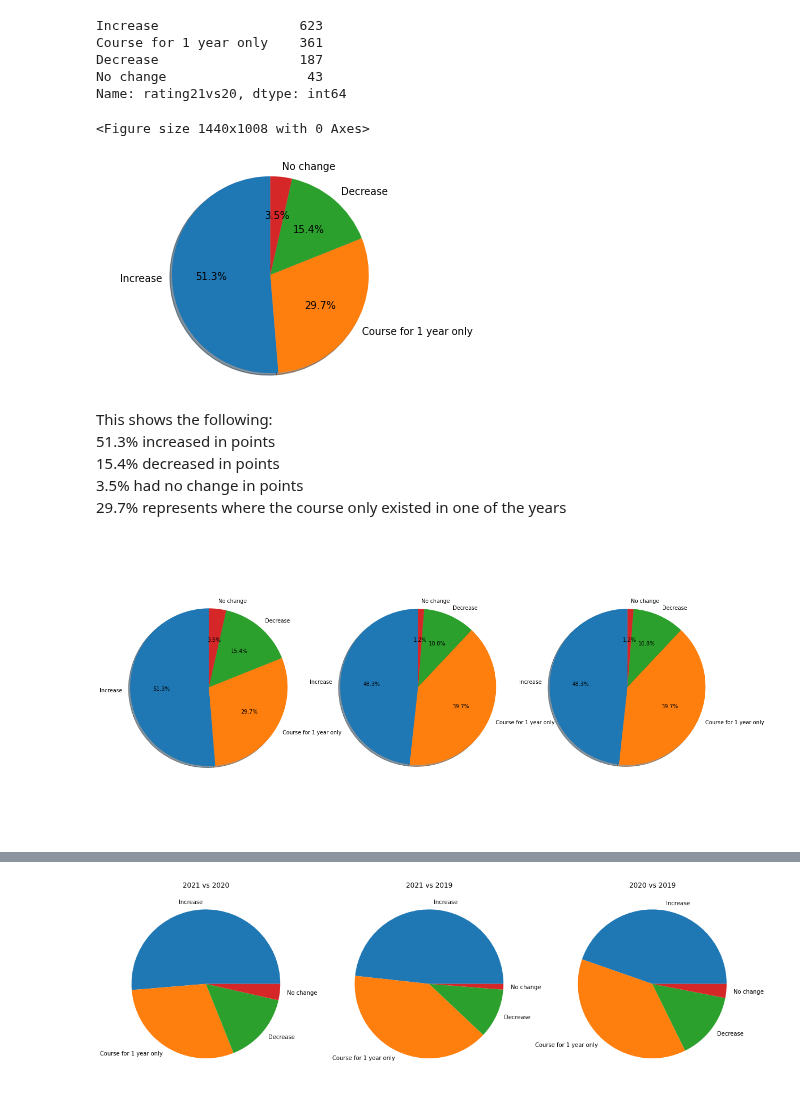
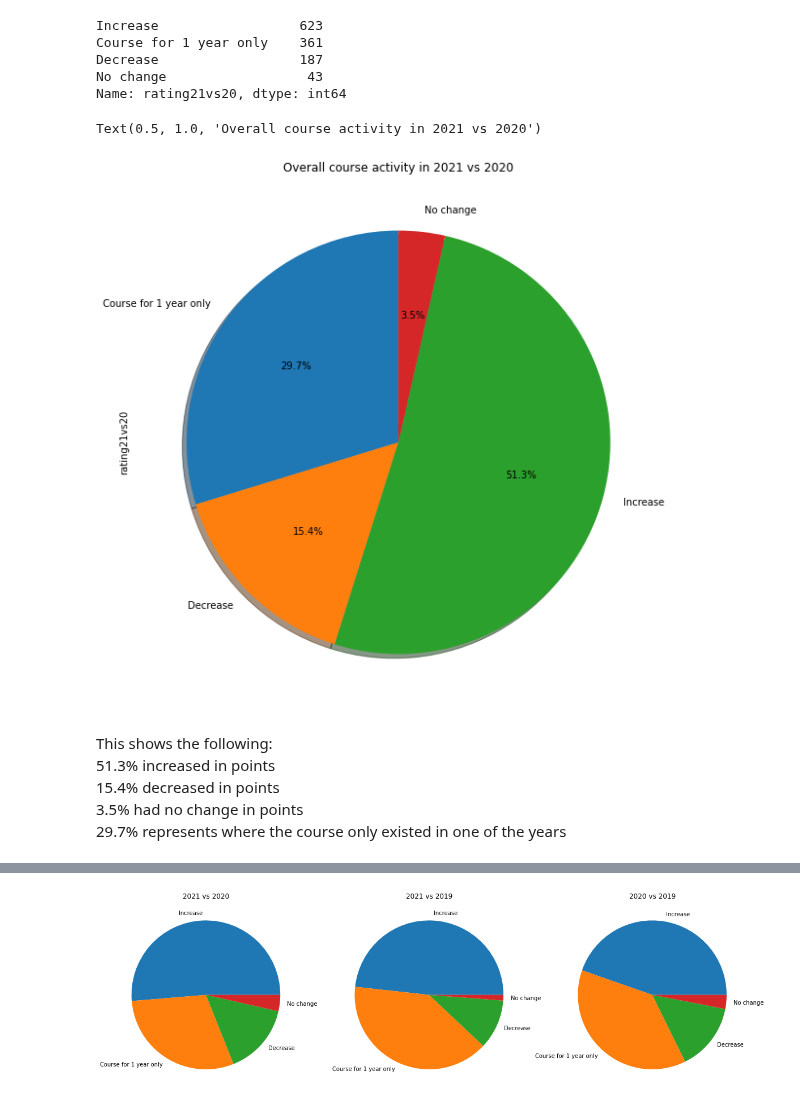
Before and after one commit to Michelleoc/fundamentals-of-data-analysis-assessment, a Jupyter notebook: cao.ipynb, the cells around one changed output, grey strips where cells are left out. Cells and saved outputs as stored; diff of their text form; code cells hidden in the pictures.

Commit message:
plot code updates

```diff
--- a/cao.ipynb
+++ b/cao.ipynb
@@ -1103,56 +1103,18 @@ Name: rating21vs20, dtype: int64
 rating21vs20_count = dfallround1['rating21vs20'].value_counts()
 rating20vs19_count = dfallround1['rating20vs19'].value_counts()
 rating21vs19_count = dfallround1['rating21vs19'].value_counts()
-# %%
-## https://matplotlib.org/stable/gallery/pie_and_polar_charts/pie_features.html
-# Show the 2021 vs 2020 points change
-plt.figure(figsize=(20,14))
-labels = 'Increase', 'Course for 1 year only', 'Decrease', 'No change'
-# explode = (0, 0.1, 0, 0)  # only "explode" the 2nd slice (i.e. 'Hogs')
-
-fig1, ax1 = plt.subplots()
-ax1.pie(dft,labels=labels, autopct='%1.1f%%', shadow=True, startangle=90)
-ax1.axis('equal')  # Equal aspect ratio ensures that pie is drawn as a circle.
-
-plt.show()
-
-# explode=explode,
-# labels=labels,
-# dfround1.plot(kind='pie', y = rating21vs20_count, ax=ax1, autopct='%1.1f%%',
-# startangle=90, shadow=False, labels=dfround1['rating21vs20'], legend = False, fontsize=14)
-# %% [output]
-<Figure size 1440x1008 with 0 Axes>
-[figure, removed]
+# %%
+## https://matplotlib.org/stable/gallery/pie_and_polar_charts/pie_features.html
+# Show the 2021 vs 2020 points change
+dfallround1.groupby('rating21vs20')['rating21vs20'].count().plot.pie(autopct='%1.1f%%',
+                                                 shadow=True, startangle=90, figsize=(14,10))
+plt.title("Overall course activity in 2021 vs 2020")
+# %% [output]
+Text(0.5, 1.0, 'Overall course activity in 2021 vs 2020')
+[figure, added]
 # %% [markdown]
 This shows the following:
 51.3% increased in points
 15.4% decreased in points
 3.5% had no change in points
 29.7% represents where the course only existed in one of the years
-# %%
-### REMOVE ????
-# I'll now plot all three years comparison side by side
-fig = plt.figure(figsize=(20,10))
-labels = 'Increase', 'Course for 1 year only', 'Decrease', 'No change'
-# explode = (0, 0.1, 0, 0)  # only "explode" the 2nd slice (i.e. 'Hogs')
-
-# fig, (ax1, ax2) = plt.subplots(1, 2)
-ax1 = fig.add_subplot(131)
-# ax1 = plt.subplots()
-ax1.pie(rating21vs20_count,labels=labels, autopct='%1.1f%%', shadow=True, startangle=90)
-ax1.axis('equal')  # Equal aspect ratio ensures that pie is drawn as a circle.
-
-
-ax2 = fig.add_subplot(132)
-# ax2 = plt.subplots()
-ax2.pie(rating21vs19_count,labels=labels, autopct='%1.1f%%', shadow=True, startangle=90)
-ax2.axis('equal')  # Equal aspect ratio ensures that pie is drawn as a circle.
-
-ax3 = fig.add_subplot(133)
-# ax3 = plt.subplots()
-ax3.pie(rating21vs19_count,labels=labels, autopct='%1.1f%%', shadow=True, startangle=90)
-ax3.axis('equal')  # Equal aspect ratio ensures that pie is drawn as a circle.
-
-plt.show()
-# %% [output]
-[figure, removed]
```
Also changed, not shown: parts of 5 cells of this notebook, 10 other files.
